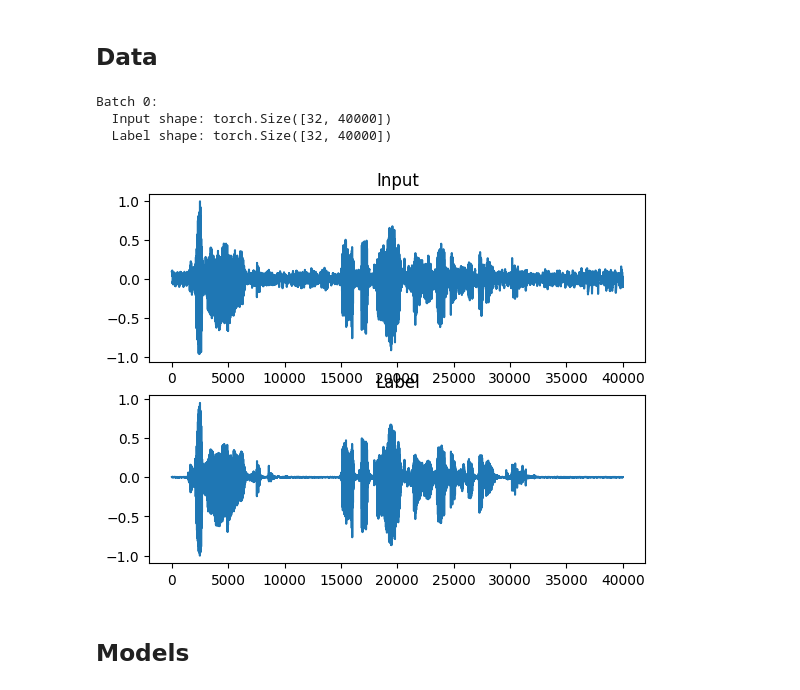
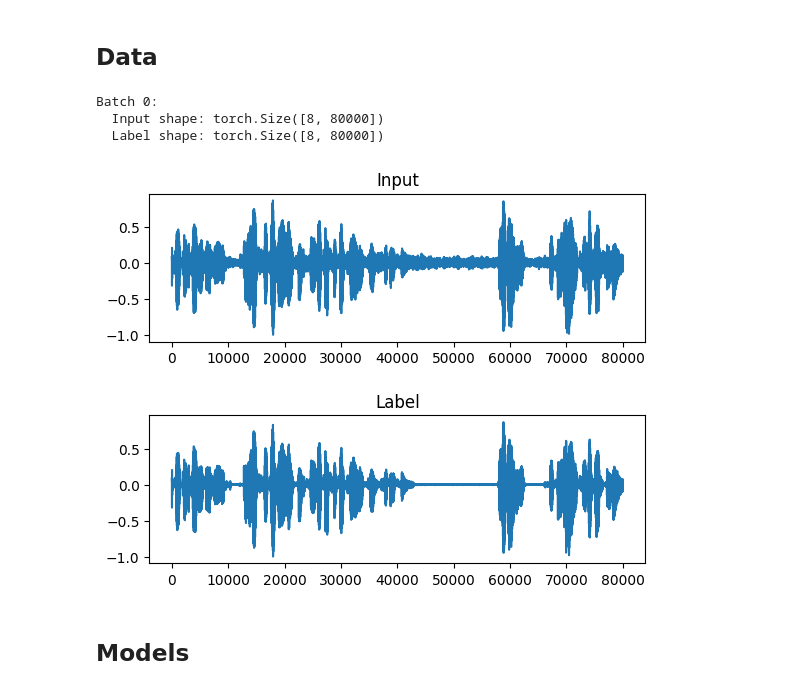
Before and after one commit to HugoRbrt/Denoising, a Jupyter notebook: method_signal/Method_signal.ipynb, the cells around one changed output. Drawn from its saved outputs; the diff is of its cells as text; code cells hidden in the pictures.

```diff
--- a/method_signal/Method_signal.ipynb
+++ b/method_signal/Method_signal.ipynb
@@ -112,31 +131,32 @@ class AudioDenoisingDataset(Dataset):
 
         return noisy_split, clean_split
 # %%
-train_dataset = AudioDenoisingDataset('denoising/train/', 'voice_origin/train/', 2)
-test_dataset = AudioDenoisingDataset('denoising/test/', 'voice_origin/test/', 2)
+train_dataset = AudioDenoisingDataset('denoising/train/', 'voice_origin/train/', 1)
+test_dataset = AudioDenoisingDataset('denoising/test/', 'voice_origin/test/', 1)
 # %%
 train_loader = DataLoader(train_dataset, batch_size=32, shuffle=True)
 test_loader = DataLoader(test_dataset, batch_size=32, shuffle=False)
 # %%
 for i, (inputs, labels) in enumerate(train_loader):
     print(f"Batch {i}:")
     print("  Input shape:", inputs.shape)
     print("  Label shape:", labels.shape)
     plt.figure()
     plt.subplot(211)
     plt.title("Input")
     plt.plot(inputs[0, :])
+    plt.subplots_adjust(hspace=0.5)
     plt.subplot(212)
     plt.title("Label")
     plt.plot(labels[0, :])
     plt.show()
     if i == 0:  # Just to check the first batch as an example
         break
 # %% [output]
 Batch 0:
-  Input shape: torch.Size([32, 40000])
-  Label shape: torch.Size([32, 40000])
+  Input shape: torch.Size([8, 80000])
+  Label shape: torch.Size([8, 80000])
-[figure, old version]
+[figure, new version]
 # %% [markdown]
 ## Models
 # %%
```
Also changed, not shown: parts of 8 cells of this notebook, 1 other file.
